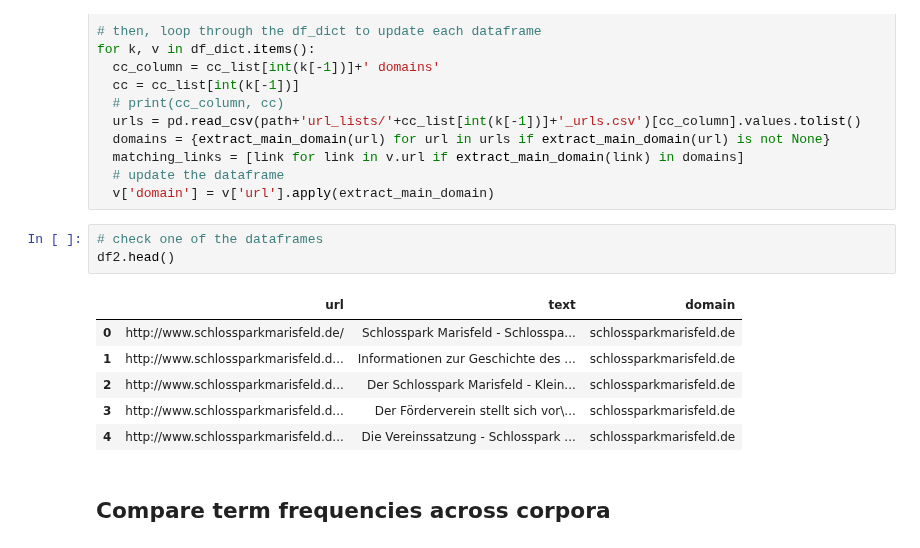
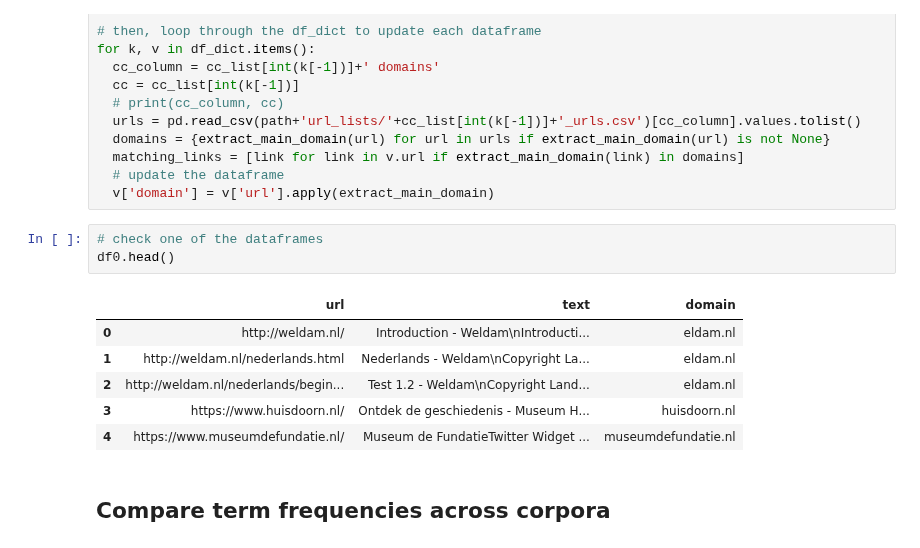
Before and after one commit to jazoza/HHD, a Jupyter notebook: 06_HH_compare_cc.ipynb, the cells around one changed output. Saved outputs shown, nothing was run; the diff lists cells and outputs as text.

```diff
--- a/06_HH_compare_cc.ipynb
+++ b/06_HH_compare_cc.ipynb
@@ -102,14 +103,14 @@ for k, v in df_dict.items():
   v['domain'] = v['url'].apply(extract_main_domain)
 # %%
 # check one of the dataframes
-df2.head()
+df0.head()
 # %% [output]
 |  | url | text | domain |
-| 0 | http://www.schlossparkmarisfeld.de/ | Schlosspark Marisfeld - Schlosspa... | schlossparkmarisfeld.de |
-| 1 | http://www.schlossparkmarisfeld.d... | Informationen zur Geschichte des ... | schlossparkmarisfeld.de |
-| 2 | http://www.schlossparkmarisfeld.d... | Der Schlosspark Marisfeld - Klein... | schlossparkmarisfeld.de |
-| 3 | http://www.schlossparkmarisfeld.d... | Der Förderverein stellt sich vor\... | schlossparkmarisfeld.de |
-| 4 | http://www.schlossparkmarisfeld.d... | Die Vereinssatzung - Schlosspark ... | schlossparkmarisfeld.de |
+| 0 | http://weldam.nl/ | Introduction - Weldam\nIntroducti... | eldam.nl |
+| 1 | http://weldam.nl/nederlands.html | Nederlands - Weldam\nCopyright La... | eldam.nl |
+| 2 | http://weldam.nl/nederlands/begin... | Test 1.2 - Weldam\nCopyright Land... | eldam.nl |
+| 3 | https://www.huisdoorn.nl/ | Ontdek de geschiedenis - Museum H... | huisdoorn.nl |
+| 4 | https://www.museumdefundatie.nl/ | Museum de FundatieTwitter Widget ... | museumdefundatie.nl |
 # %% [markdown]
 ## Compare term frequencies across corpora
 # %%
```
Also changed, not shown: parts of 4 cells of this notebook.
